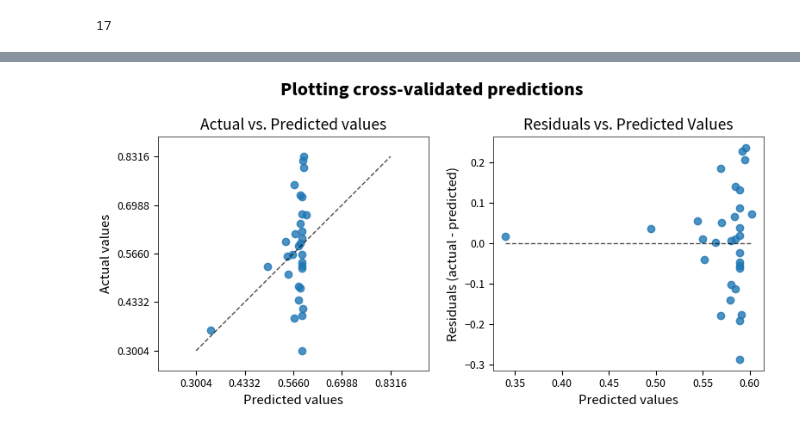
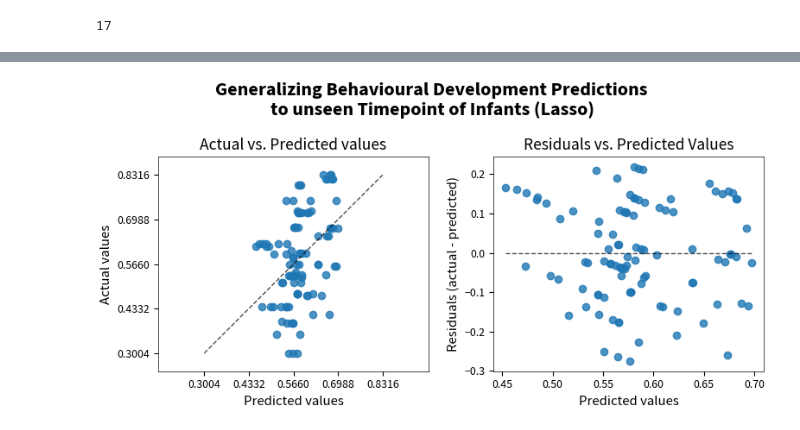
Before and after one commit to Emelie23/microbEvolve2, a Jupyter notebook: scripts/05-2_prediction.ipynb, the cells around one changed output, grey strips where cells are left out. Cells and saved outputs as stored; diff of their text form; code cells hidden in the pictures.

```diff
--- a/scripts/05-2_prediction.ipynb
+++ b/scripts/05-2_prediction.ipynb
@@ -52 +163,8 @@ except KeyError:
+# %%
+development_results_file_path = f"{data_dir}/results/model_performance_development.md"
+
+# Create the results file and any missing directories
+os.makedirs(os.path.dirname(development_results_file_path), exist_ok=True)
+with open(development_results_file_path, "w") as f:
+    f.write("# Predicting Behavioural Development: Model Performance\n\n")
 # %%
@@ -605,15 +410,0 @@ plt.show()
-# %%
-metadata = pd.read_csv(f"{data_dir}/raw/metadata_collapsed.tsv", sep="\t", header=0, index_col=0)
-feature_table = Artifact.load(f"{data_dir}/raw/table_collapsed.qza").view(pd.DataFrame)
-
-data = pd.merge(left=metadata, right=feature_table, left_index=True, right_index=True)
-
-print(f"Original dataset size: {len(data)} samples")
-sleep_model_data = data.dropna(subset=["sleep_quality"])
-print(
-    f"Dataset size after removing missing sleep quality values: {len(sleep_model_data)} samples"
-)
-print(f"Number of samples lost: {len(data) - len(sleep_model_data)} samples")
-
-y = sleep_model_data.sleep_quality
-X = sleep_model_data[features]
@@ -632,11 +665,8 @@ with open(results_file_path, "w") as f:
 # %%
-groups = sleep_model_data["infant_id"]
+groups = model_data["infant_id"].astype(str) + model_data["timepoint"].astype(str)
 
-# cv_inner = LeavePGroupsOut(n_groups=3)
-# cv_outer = LeavePGroupsOut(n_groups=3)
-
-cv_inner = GroupKFold(n_splits=3)
-cv_outer = GroupKFold(n_splits=3)
+cv_inner = GroupKFold(n_splits=7)
+cv_outer = GroupKFold(n_splits=7)
 
 param_grid = {"lasso__alpha": np.logspace(-3, 1, num=10)}
 best_params = {"lasso__alpha": []}
@@ -683,11 +713,12 @@ y_pred = cross_val_predict(
 
 # pause for two seconds to let all threads finish printing their output
 time.sleep(2)
-print("\n*** Nested CV Results (Leave-P-Groups-Out Approach) ***")
+print("\n*** Generalize to unseen timepoint of infant: Group K-Fold (Lasso) ***")
 rmse_per_fold = -cv_results["test_rmse"]
 print("Outer-CV RMSE mean ± sd:", rmse_per_fold.mean(), "±", rmse_per_fold.std(ddof=1))
+print("Outer-CV R2 mean ± sd:", r2_per_fold.mean(), "±", r2_per_fold.std(ddof=1))
 best_alphas = [est.best_params_["lasso__alpha"] for est in cv_results["estimator"]]
 print("Best alpha per outer fold:", best_alphas)
 
-save_performance_metrics(cv_results, "Generalize to unseen infants: Group K-Fold (Lasso)")
+save_performance_metrics(cv_results, "Generalize to unseen timepoint of infants: Group K-Fold (Lasso)", sleep_results_file_path)
 # %% [output]
@@ -702,24 +734,24 @@ Performance metrics for 'Generalize to unseen infants: Group K-Fold (Lasso)' sav
 # %%
 fig, axs = plt.subplots(ncols=2, figsize=(8, 4))
 PredictionErrorDisplay.from_predictions(
     y,
     y_pred=y_pred,
     kind="actual_vs_predicted",
     ax=axs[0],
     random_state=0,
 )
 axs[0].set_title("Actual vs. Predicted values", fontweight="normal")
 
 PredictionErrorDisplay.from_predictions(
     y,
     y_pred=y_pred,
     kind="residual_vs_predicted",
     ax=axs[1],
 )
 axs[1].set_title("Residuals vs. Predicted Values", fontweight="normal")
-fig.suptitle("Plotting cross-validated predictions", fontweight="bold")
+fig.suptitle("Generalizing Behavioural Development Predictions \nto unseen Timepoint of Infants (Lasso)", fontweight="bold")
 fig.tight_layout()
-fig.savefig("../figures/group_kfold_cv_predictions_sleep_quality.pdf")
+fig.savefig("../figures/pred_sleep_microbiome_lasso.pdf")
 fig.show()
 # %% [output]
-[figure, old version]
+[figure, new version]
```
Also changed, not shown: parts of 43 cells of this notebook.
